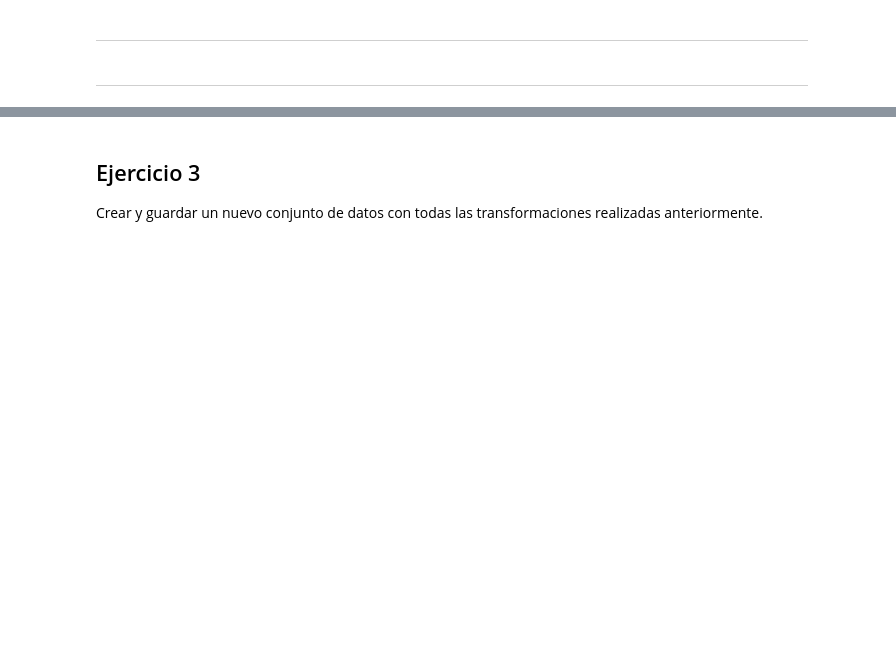
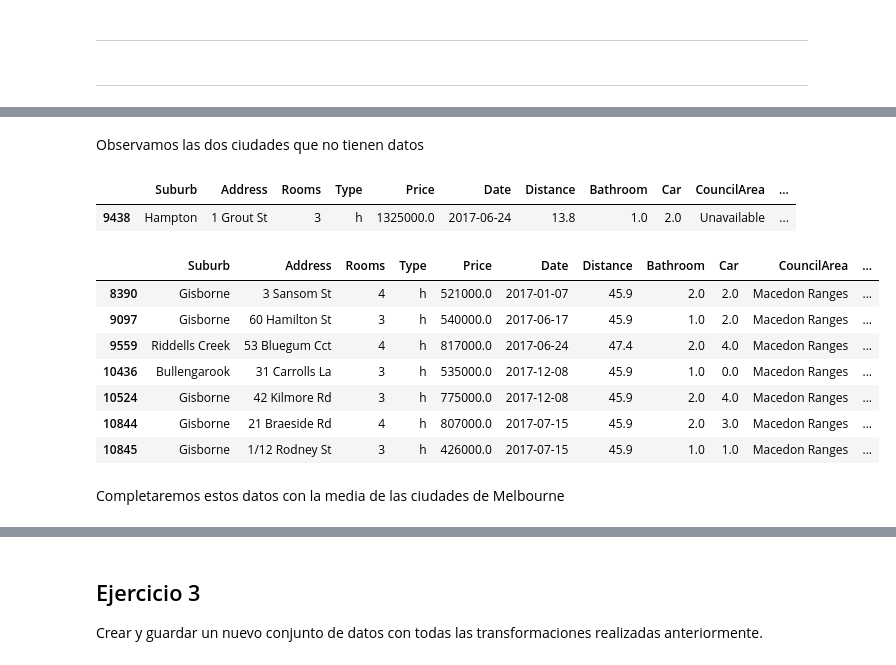
Before and after one commit to JIBarrionuevoGaltier/DiploDatos2021_Grupo_4, a Jupyter notebook: 02_EyCD/Entregable_Parte_1.ipynb, the cells around one changed output, grey strips where cells are left out. Saved outputs shown, nothing was run; the diff lists cells and outputs as text; code cells hidden in the pictures; blank space fills up the shorter version.

```diff
--- a/02_EyCD/Entregable_Parte_1.ipynb
+++ b/02_EyCD/Entregable_Parte_1.ipynb
@@ -1408,0 +1486,7 @@ Tras realizar la imputación sobre el campo **CouncilArea**, podemos observar qu
+# %%
+mapper = DataFrameMapper([
+    (['Suburb', 'CouncilArea'], CategoricalImputer())
+])
+
+mapper_fit = mapper.fit_transform(melb_df_exp[['Suburb', 'CouncilArea']])
+print('Cantidad de valores en el array:', len(mapper_fit))
@@ -1408,0 +1495,5 @@ Tras realizar la imputación sobre el campo **CouncilArea**, podemos observar qu
+# %%
+#Imputamos lo que está dentro del mapper entrenado y validamos la cantidad de nulos
+for m in mapper_fit:
+    melb_df_exp.CouncilArea = melb_df_exp.CouncilArea.fillna(m[1])
+melb_df_exp.CouncilArea.fillna(melb_df_exp.airbnb_city).to_frame().isna().sum()
@@ -1408,0 +1650,20 @@ Tras realizar la imputación sobre el campo **CouncilArea**, podemos observar qu
+# %% [markdown]
+Observamos las dos ciudades que no tienen datos
+# %%
+melb_df_final[melb_df_final['CouncilArea'] == 'Unavailable']
+# %% [output]
+|  | Suburb | Address | Rooms | Type | Price | Date | Distance | Bathroom | Car | CouncilArea | ... |
+| 9438 | Hampton | 1 Grout St | 3 | h | 1325000.0 | 2017-06-24 | 13.8 | 1.0 | 2.0 | Unavailable | ... |
+# %%
+melb_df_final[melb_df_final['CouncilArea'] == 'Macedon Ranges']
+# %% [output]
+|  | Suburb | Address | Rooms | Type | Price | Date | Distance | Bathroom | Car | CouncilArea | ... |
+| 8390 | Gisborne | 3 Sansom St | 4 | h | 521000.0 | 2017-01-07 | 45.9 | 2.0 | 2.0 | Macedon Ranges | ... |
+| 9097 | Gisborne | 60 Hamilton St | 3 | h | 540000.0 | 2017-06-17 | 45.9 | 1.0 | 2.0 | Macedon Ranges | ... |
+| 9559 | Riddells Creek | 53 Bluegum Cct | 4 | h | 817000.0 | 2017-06-24 | 47.4 | 2.0 | 4.0 | Macedon Ranges | ... |
+| 10436 | Bullengarook | 31 Carrolls La | 3 | h | 535000.0 | 2017-12-08 | 45.9 | 1.0 | 0.0 | Macedon Ranges | ... |
+| 10524 | Gisborne | 42 Kilmore Rd | 3 | h | 775000.0 | 2017-12-08 | 45.9 | 2.0 | 4.0 | Macedon Ranges | ... |
+| 10844 | Gisborne | 21 Braeside Rd | 4 | h | 807000.0 | 2017-07-15 | 45.9 | 2.0 | 3.0 | Macedon Ranges | ... |
+| 10845 | Gisborne | 1/12 Rodney St | 3 | h | 426000.0 | 2017-07-15 | 45.9 | 1.0 | 1.0 | Macedon Ranges | ... |
+# %% [markdown]
+Completaremos estos datos con la media de las ciudades de Melbourne
```
Also changed, not shown: parts of 68 cells of this notebook, 1 other file.
